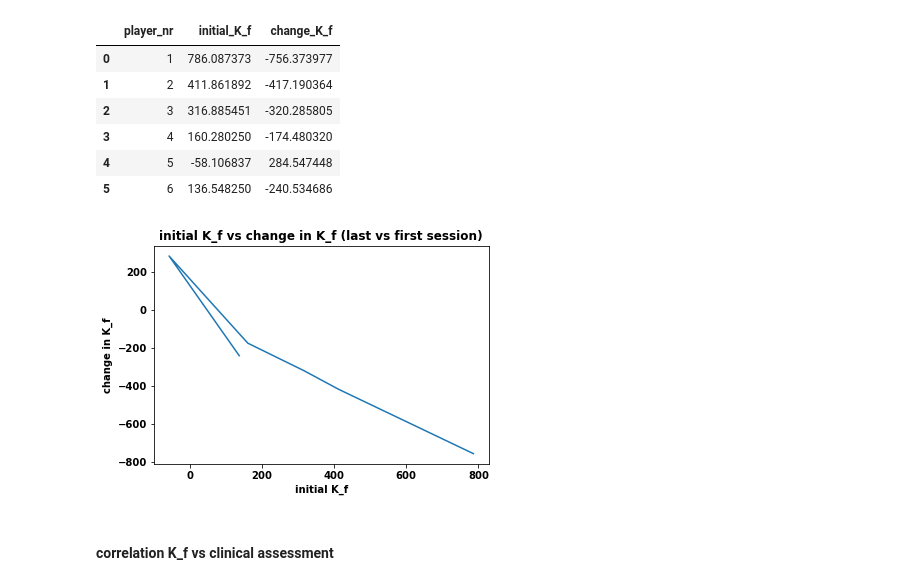
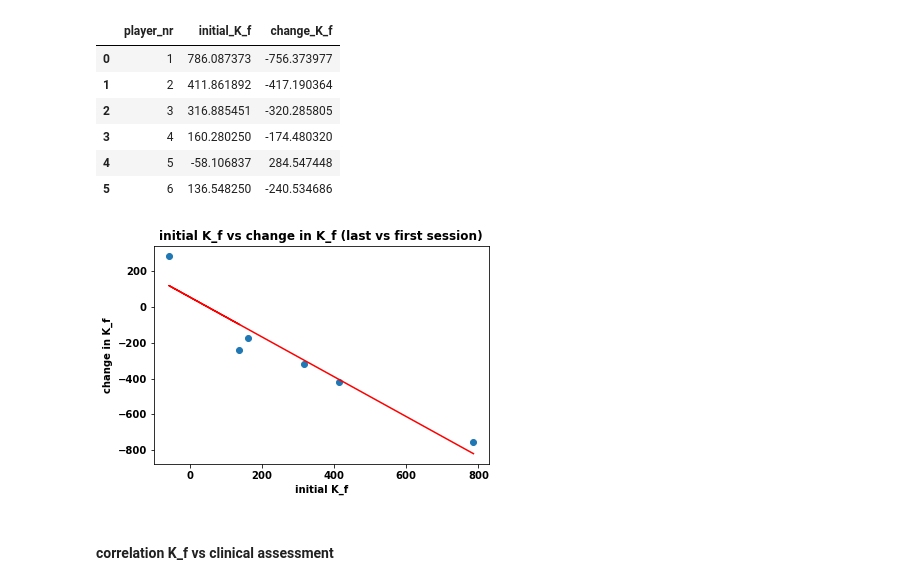
Before and after one commit to doscsy12/robotic_hometherapy, a Jupyter notebook: EDA_K_f.ipynb, the cells around one changed output. Saved outputs shown, nothing was run; the diff lists cells and outputs as text; code cells hidden in the pictures.

```diff
--- a/EDA_K_f.ipynb
+++ b/EDA_K_f.ipynb
@@ -95,13 +95,19 @@ K_f
 | 4 | 5 | -58.106837 | 284.547448 |
 | 5 | 6 | 136.548250 | -240.534686 |
 # %%
-plt.plot(K_f['initial_K_f'],K_f['change_K_f'])
+plt.scatter(K_f['initial_K_f'],K_f['change_K_f'],marker='o')
+
+# plot trendline (linear fitting)
+z = np.polyfit(K_f['initial_K_f'],K_f['change_K_f'], 1)
+p = np.poly1d(z)
+plt.plot(K_f['initial_K_f'],p(K_f['initial_K_f']),'r-')
+
 plt.xlabel('initial K_f')
 plt.ylabel('change in K_f')
 plt.title('initial K_f vs change in K_f (last vs first session)',fontsize=12)
 plt.show();
 # %% [output]
-[figure, old version]
+[figure, new version]
 # %% [markdown]
 #### correlation K_f vs clinical assessment
 # %%
```
